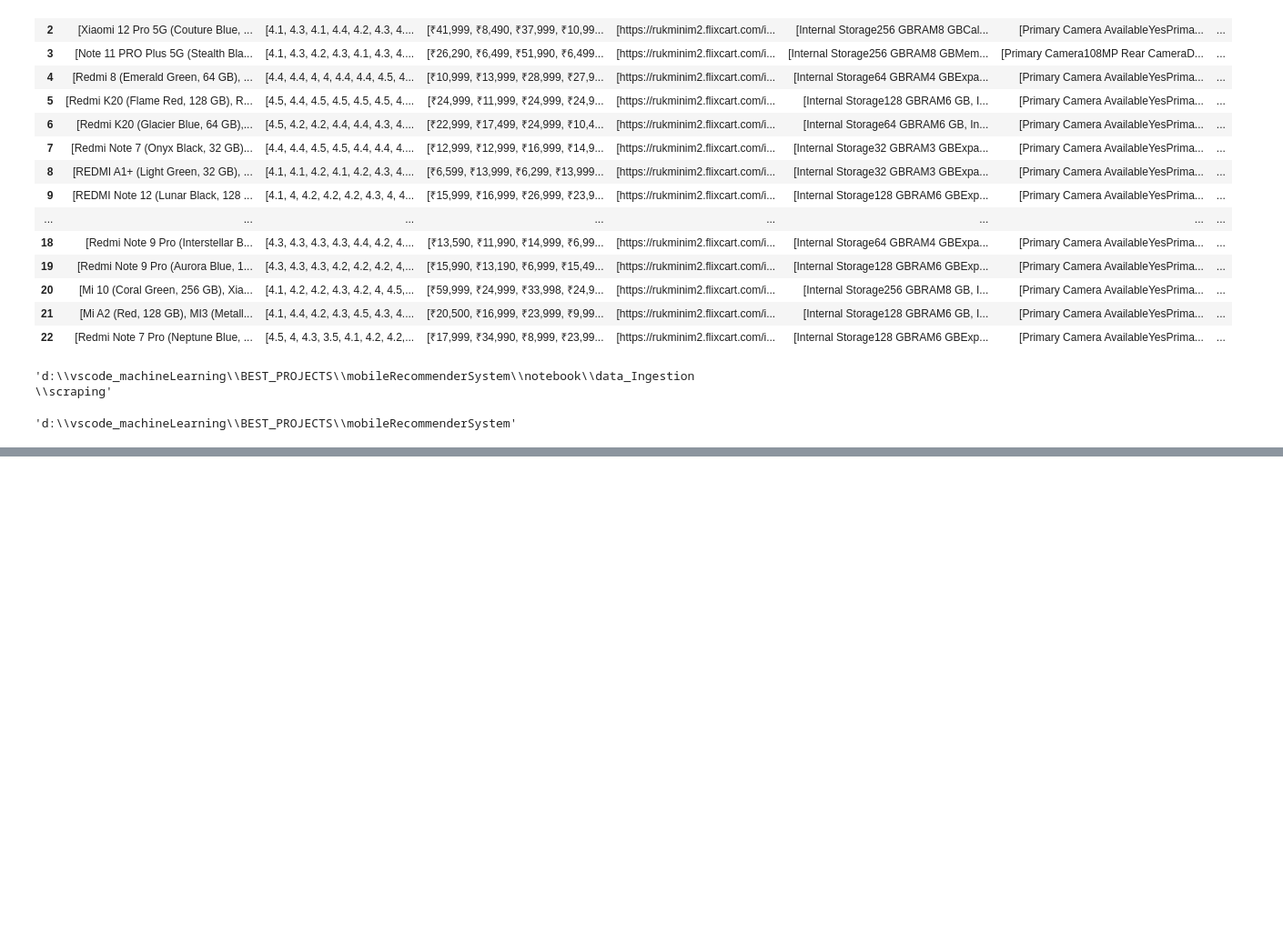
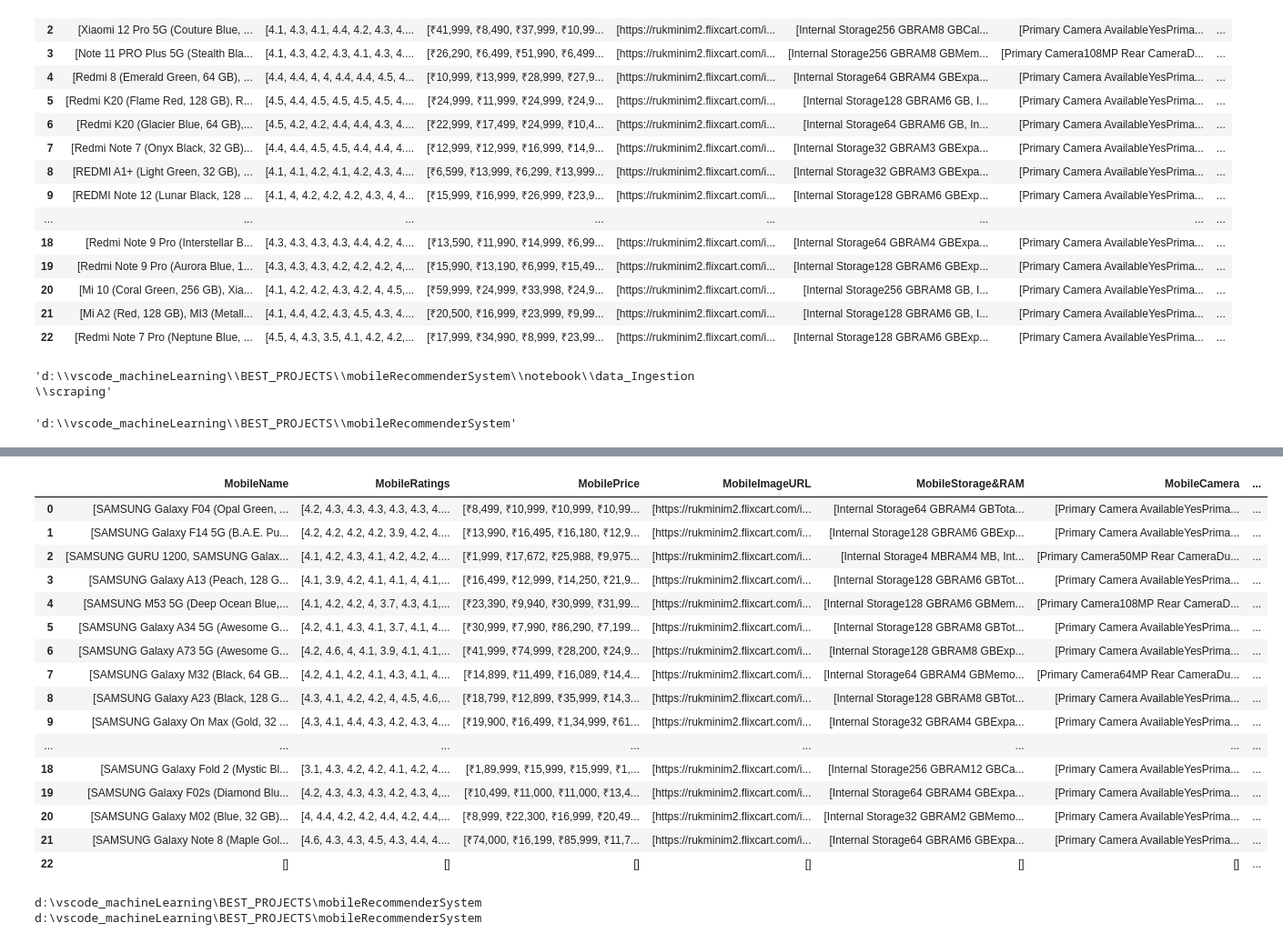
Before and after one commit to GyanPrakashkushwaha/MobileRecommenderSystem, a Jupyter notebook: notebook/data_Ingestion/scraping/mobiles_raw_data.ipynb, the cells around one changed output, grey strips where cells are left out. Shown at 91% size. Drawn from its saved outputs; the diff is of its cells as text; code cells hidden in the pictures; blank space fills up the shorter version.

Commit message:
samsung raw data scraped

```diff
--- a/notebook/data_Ingestion/scraping/mobiles_raw_data.ipynb
+++ b/notebook/data_Ingestion/scraping/mobiles_raw_data.ipynb
@@ -189,0 +291,43 @@ df.to_csv(path_or_buf='data/mi_mobile_data.csv')
+# %%
+
+data_dict = {
+    'MobileName': mobile_names_list,
+    'MobileRatings': mobile_ratings_list,
+    'MobilePrice': mobile_price_list,
+    'MobileImageURL': mobile_image_URL_list,
+    'MobileStorage&RAM': mobile_storage_ram_list,
+    'MobileCamera': mobile_camera_list,
+    'MobileOS&Processor': mobile_os_processor_list,
+    'MobileDisplay': mobile_display_list,
+    'MobileNetwork': mobile_network_list,
+    'MobileBattery': mobile_battery_list
+}
+
+
+df = pd.DataFrame(data_dict)
+df
+# %% [output]
+|  | MobileName | MobileRatings | MobilePrice | MobileImageURL | MobileStorage&RAM | MobileCamera | ... |
+| 0 | [SAMSUNG Galaxy F04 (Opal Green, ... | [4.2, 4.3, 4.3, 4.3, 4.3, 4.3, 4.... | [₹8,499, ₹10,999, ₹10,999, ₹10,99... | [https://rukminim2.flixcart.com/i... | [Internal Storage64 GBRAM4 GBTota... | [Primary Camera AvailableYesPrima... | ... |
+| 1 | [SAMSUNG Galaxy F14 5G (B.A.E. Pu... | [4.2, 4.2, 4.2, 4.2, 3.9, 4.2, 4.... | [₹13,990, ₹16,495, ₹16,180, ₹12,9... | [https://rukminim2.flixcart.com/i... | [Internal Storage128 GBRAM6 GBExp... | [Primary Camera AvailableYesPrima... | ... |
+| 2 | [SAMSUNG GURU 1200, SAMSUNG Galax... | [4.1, 4.2, 4.3, 4.1, 4.2, 4.2, 4.... | [₹1,999, ₹17,672, ₹25,988, ₹9,975... | [https://rukminim2.flixcart.com/i... | [Internal Storage4 MBRAM4 MB, Int... | [Primary Camera50MP Rear CameraDu... | ... |
+| 3 | [SAMSUNG Galaxy A13 (Peach, 128 G... | [4.1, 3.9, 4.2, 4.1, 4.1, 4, 4.1,... | [₹16,499, ₹12,999, ₹14,250, ₹21,9... | [https://rukminim2.flixcart.com/i... | [Internal Storage128 GBRAM6 GBTot... | [Primary Camera AvailableYesPrima... | ... |
+| 4 | [SAMSUNG M53 5G (Deep Ocean Blue,... | [4.1, 4.2, 4.2, 4, 3.7, 4.3, 4.1,... | [₹23,390, ₹9,940, ₹30,999, ₹31,99... | [https://rukminim2.flixcart.com/i... | [Internal Storage128 GBRAM6 GBMem... | [Primary Camera108MP Rear CameraD... | ... |
+| 5 | [SAMSUNG Galaxy A34 5G (Awesome G... | [4.2, 4.1, 4.3, 4.1, 3.7, 4.1, 4.... | [₹30,999, ₹7,990, ₹86,290, ₹7,199... | [https://rukminim2.flixcart.com/i... | [Internal Storage128 GBRAM8 GBTot... | [Primary Camera AvailableYesPrima... | ... |
+| 6 | [SAMSUNG Galaxy A73 5G (Awesome G... | [4.2, 4.6, 4, 4.1, 3.9, 4.1, 4.1,... | [₹41,999, ₹74,999, ₹28,200, ₹24,9... | [https://rukminim2.flixcart.com/i... | [Internal Storage128 GBRAM8 GBExp... | [Primary Camera AvailableYesPrima... | ... |
+| 7 | [SAMSUNG Galaxy M32 (Black, 64 GB... | [4.2, 4.1, 4.2, 4.1, 4.3, 4.1, 4.... | [₹14,899, ₹11,499, ₹16,089, ₹14,4... | [https://rukminim2.flixcart.com/i... | [Internal Storage64 GBRAM4 GBMemo... | [Primary Camera64MP Rear CameraDu... | ... |
+| 8 | [SAMSUNG Galaxy A23 (Black, 128 G... | [4.3, 4.1, 4.2, 4.2, 4, 4.5, 4.6,... | [₹18,799, ₹12,899, ₹35,999, ₹14,3... | [https://rukminim2.flixcart.com/i... | [Internal Storage128 GBRAM8 GBTot... | [Primary Camera AvailableYesPrima... | ... |
+| 9 | [SAMSUNG Galaxy On Max (Gold, 32 ... | [4.3, 4.1, 4.4, 4.3, 4.2, 4.3, 4.... | [₹19,900, ₹16,499, ₹1,34,999, ₹61... | [https://rukminim2.flixcart.com/i... | [Internal Storage32 GBRAM4 GBExpa... | [Primary Camera AvailableYesPrima... | ... |
+| ... | ... | ... | ... | ... | ... | ... | ... |
+| 18 | [SAMSUNG Galaxy Fold 2 (Mystic Bl... | [3.1, 4.3, 4.2, 4.2, 4.1, 4.2, 4.... | [₹1,89,999, ₹15,999, ₹15,999, ₹1,... | [https://rukminim2.flixcart.com/i... | [Internal Storage256 GBRAM12 GBCa... | [Primary Camera AvailableYesPrima... | ... |
+| 19 | [SAMSUNG Galaxy F02s (Diamond Blu... | [4.2, 4.3, 4.3, 4.3, 4.2, 4.3, 4,... | [₹10,499, ₹11,000, ₹11,000, ₹13,4... | [https://rukminim2.flixcart.com/i... | [Internal Storage64 GBRAM4 GBExpa... | [Primary Camera AvailableYesPrima... | ... |
+| 20 | [SAMSUNG Galaxy M02 (Blue, 32 GB)... | [4, 4.4, 4.2, 4.2, 4.4, 4.2, 4.4,... | [₹8,999, ₹22,300, ₹16,999, ₹20,49... | [https://rukminim2.flixcart.com/i... | [Internal Storage32 GBRAM2 GBMemo... | [Primary Camera AvailableYesPrima... | ... |
+| 21 | [SAMSUNG Galaxy Note 8 (Maple Gol... | [4.6, 4.3, 4.3, 4.5, 4.3, 4.4, 4.... | [₹74,000, ₹16,199, ₹85,999, ₹11,7... | [https://rukminim2.flixcart.com/i... | [Internal Storage64 GBRAM6 GBExpa... | [Primary Camera AvailableYesPrima... | ... |
+| 22 | [] | [] | [] | [] | [] | [] | ... |
+# %%
+print(os.getcwd())
+os.chdir('d:\\vscode_machineLearning\\BEST_PROJECTS\\mobileRecommenderSystem')
+print(os.getcwd())
+# %% [output]
+d:\vscode_machineLearning\BEST_PROJECTS\mobileRecommenderSystem
+d:\vscode_machineLearning\BEST_PROJECTS\mobileRecommenderSystem
```
Also changed, not shown: parts of 5 cells of this notebook, 2 other files.
